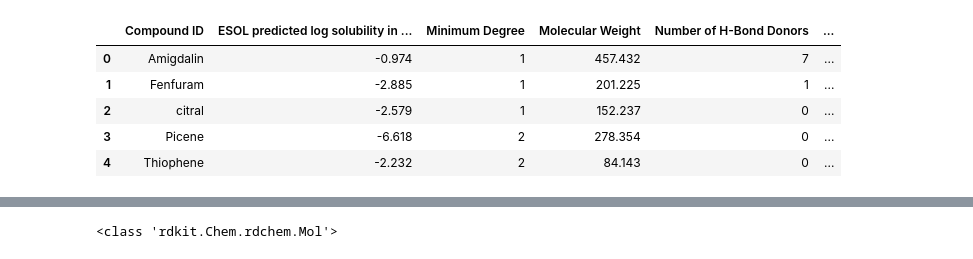
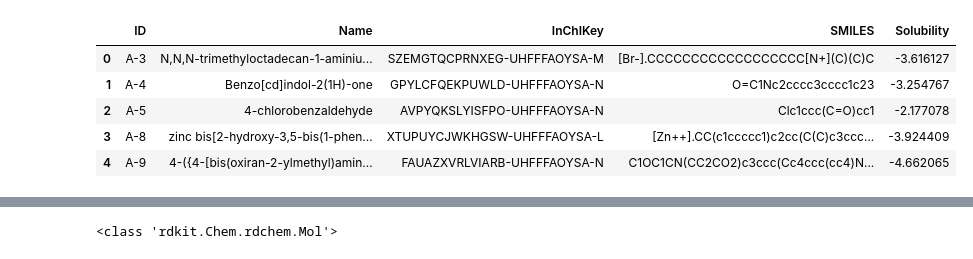
Before and after one commit to chetanyasharma-sc/Molecular-Prediction, a Jupyter notebook: backend/notebooks/01_data_exploration.ipynb, the cells around one changed output, grey strips where cells are left out. Saved outputs shown, nothing was run; the diff lists cells and outputs as text; code cells hidden in the pictures.

```diff
--- a/backend/notebooks/01_data_exploration.ipynb
+++ b/backend/notebooks/01_data_exploration.ipynb
@@ -1,15 +1,15 @@
 # %%
 import pandas as pd
 
-df = pd.read_csv ("../data/esol.csv")
+df = pd.read_csv ("../data/AqSolDB_v1.0_min.csv")
 df.head()
 # %% [output]
-|  | Compound ID | ESOL predicted log solubility in ... | Minimum Degree | Molecular Weight | Number of H-Bond Donors | ... |
-| 0 | Amigdalin | -0.974 | 1 | 457.432 | 7 | ... |
-| 1 | Fenfuram | -2.885 | 1 | 201.225 | 1 | ... |
-| 2 | citral | -2.579 | 1 | 152.237 | 0 | ... |
-| 3 | Picene | -6.618 | 2 | 278.354 | 0 | ... |
-| 4 | Thiophene | -2.232 | 2 | 84.143 | 0 | ... |
+|  | ID | Name | InChIKey | SMILES | Solubility |
+| 0 | A-3 | N,N,N-trimethyloctadecan-1-aminiu... | SZEMGTQCPRNXEG-UHFFFAOYSA-M | [Br-].CCCCCCCCCCCCCCCCCC[N+](C)(C)C | -3.616127 |
+| 1 | A-4 | Benzo[cd]indol-2(1H)-one | GPYLCFQEKPUWLD-UHFFFAOYSA-N | O=C1Nc2cccc3cccc1c23 | -3.254767 |
+| 2 | A-5 | 4-chlorobenzaldehyde | AVPYQKSLYISFPO-UHFFFAOYSA-N | Clc1ccc(C=O)cc1 | -2.177078 |
+| 3 | A-8 | zinc bis[2-hydroxy-3,5-bis(1-phen... | XTUPUYCJWKHGSW-UHFFFAOYSA-L | [Zn++].CC(c1ccccc1)c2cc(C(C)c3ccc... | -3.924409 |
+| 4 | A-9 | 4-({4-[bis(oxiran-2-ylmethyl)amin... | FAUAZXVRLVIARB-UHFFFAOYSA-N | C1OC1CN(CC2CO2)c3ccc(Cc4ccc(cc4)N... | -4.662065 |
 # %%
 df.shape
 # %% [output]
```
Also changed, not shown: parts of 17 cells of this notebook, 6 other files.
